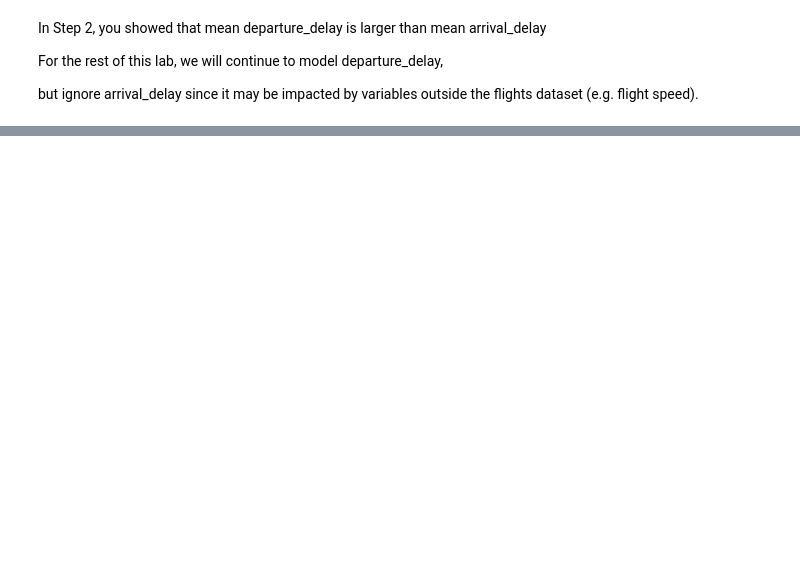
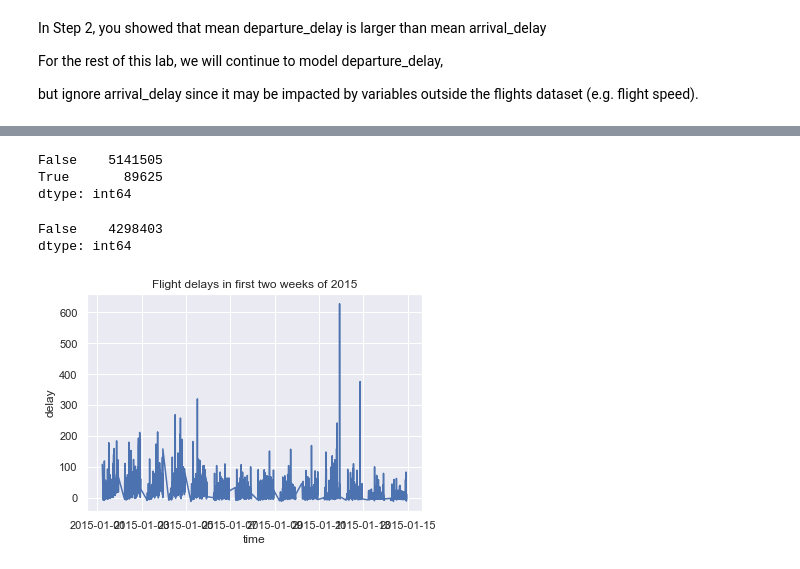
Before and after one commit to KadenFranklin/csci285, a Jupyter notebook: lab 4/Flight data.ipynb, the cells around one changed output, grey strips where cells are left out. Cells and saved outputs as stored; diff of their text form; code cells hidden in the pictures; blank space fills up the shorter version.

```diff
--- a/lab 4/Flight data.ipynb
+++ b/lab 4/Flight data.ipynb
@@ -481,0 +424,40 @@ Please turn in step 5 in a separate notebook from Steps 1-4.
+# %%
+temp_df = temp_df.dropna(subset = temp_df.columns)
+# %%
+temp_df.duplicated().value_counts()
+# %% [output]
+False    5141505
+True       89625
+dtype: int64
+# %%
+# Aggregation: You’ll need to aggregate the data (i.e. mean delay) after feature selection.
+# It is possible for multiple rows to match (airline, airport, time) because destination airport has been dropped
+# (i.e. multiple flights can leave at the same time going to different destinations).
+# Check for duplicates before and after aggregating to ensure this was done correctly.
+
+temp_df = temp_df[['airline', 'airport', 'time', 'delay']].groupby(['airline', 'airport', 'time'], as_index=False).mean()
+# %%
+temp_df.duplicated().value_counts()
+# %% [output]
+False    4298403
+dtype: int64
+# %%
+delaythreshold = 60 * 12 # delayed less than a day.
+
+time_range = temp_df['time'] < datetime.datetime(2015, 1, 15)
+delay_cap = temp_df['delay'] < delaythreshold
+airline = temp_df['airline'] == "American Airlines Inc."
+airport = temp_df['airport'] == "Dallas/Fort Worth International Airport"
+# %%
+tempest_df = pd.DataFrame(temp_df[time_range & delay_cap & airline & airport])
+# %%
+# Plot time vs. delay
+# Create two line charts. The first line chart should show data ranging from 2015-01-01 to 2015-01-14.
+# For the second, choose only two or three days of data to display. Make sure to label your axes and set a title.
+# Size the figure appropriately. Set aspect=3.0.
+
+line_1 = sns.lineplot(data = tempest_df, x = 'time', y = 'delay').set(
+    title = 'Flight delays in first two weeks of 2015'
+)
+# %% [output]
+[figure, added]
```
Also changed, not shown: parts of 42 cells of this notebook, 2 other files.
